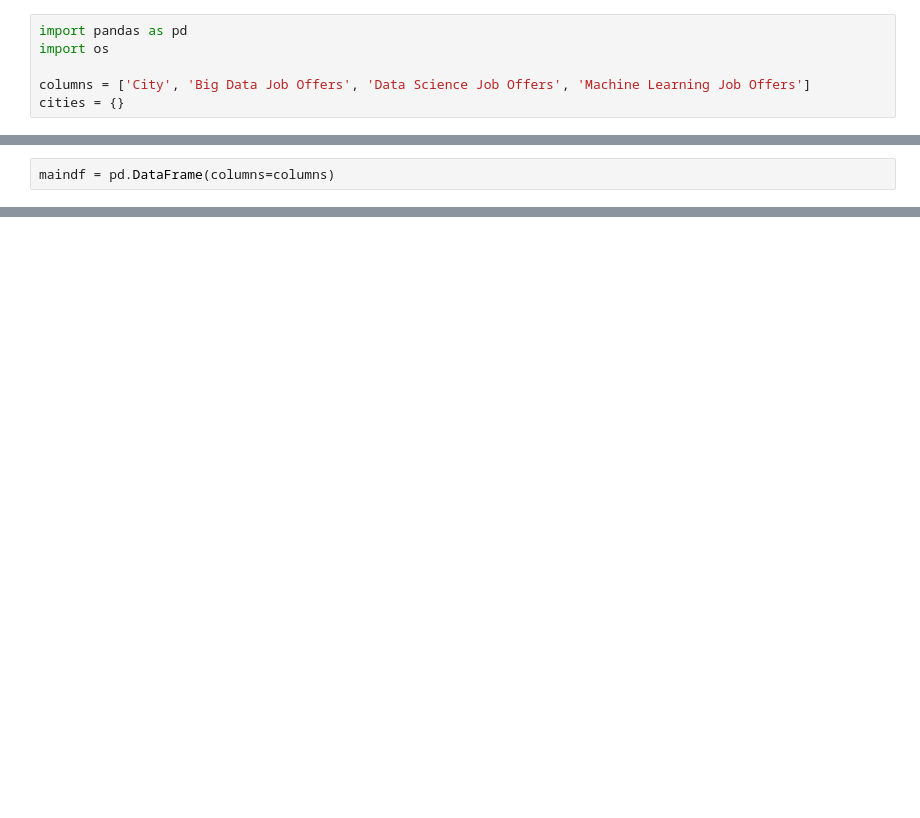
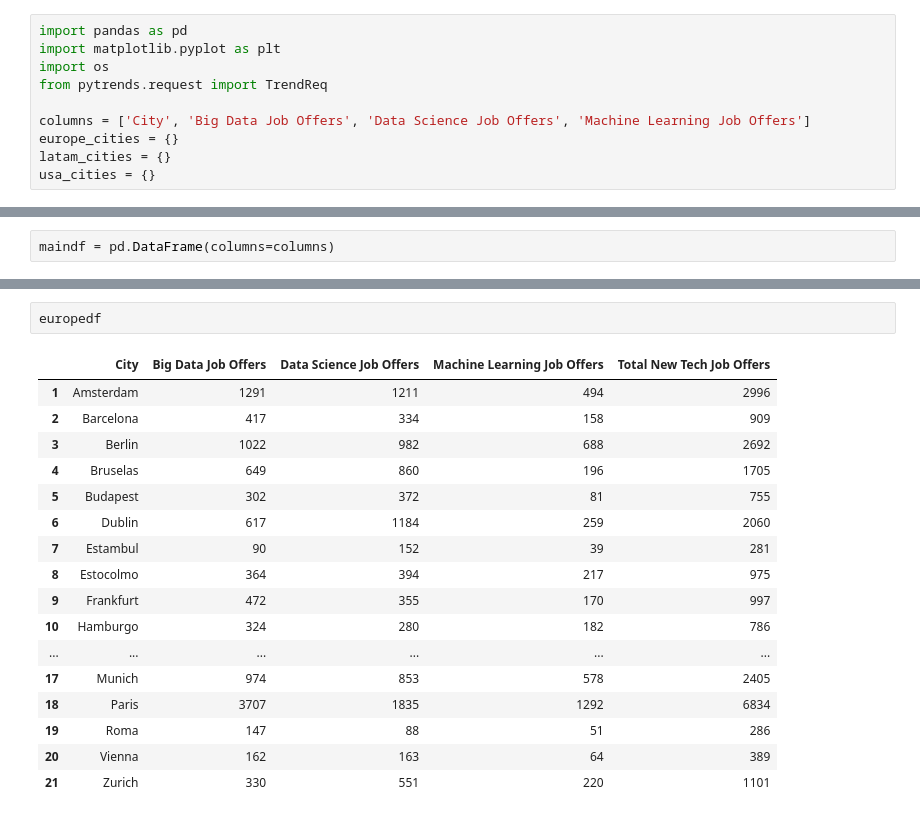
Before and after one commit to alexisriva/ProyectoAED, a Jupyter notebook: project.ipynb, the cells around one changed output, grey strips where cells are left out. Drawn from its saved outputs; the diff is of its cells as text; blank space fills up the shorter version.

```diff
--- a/project.ipynb
+++ b/project.ipynb
@@ -1,6 +1,10 @@
 # %%
 import pandas as pd
+import matplotlib.pyplot as plt
 import os
+from pytrends.request import TrendReq
 
 columns = ['City', 'Big Data Job Offers', 'Data Science Job Offers', 'Machine Learning Job Offers']
-cities = {}
+europe_cities = {}
+latam_cities = {}
+usa_cities = {}
@@ -72,0 +123,20 @@ maindf['Total New Tech Job Offers'] = maindf.apply(lambda x: x[columns[1]] + x[c
+# %%
+europedf
+# %% [output]
+|  | City | Big Data Job Offers | Data Science Job Offers | Machine Learning Job Offers | Total New Tech Job Offers |
+| 1 | Amsterdam | 1291 | 1211 | 494 | 2996 |
+| 2 | Barcelona | 417 | 334 | 158 | 909 |
+| 3 | Berlin | 1022 | 982 | 688 | 2692 |
+| 4 | Bruselas | 649 | 860 | 196 | 1705 |
+| 5 | Budapest | 302 | 372 | 81 | 755 |
+| 6 | Dublin | 617 | 1184 | 259 | 2060 |
+| 7 | Estambul | 90 | 152 | 39 | 281 |
+| 8 | Estocolmo | 364 | 394 | 217 | 975 |
+| 9 | Frankfurt | 472 | 355 | 170 | 997 |
+| 10 | Hamburgo | 324 | 280 | 182 | 786 |
+| ... | ... | ... | ... | ... | ... |
+| 17 | Munich | 974 | 853 | 578 | 2405 |
+| 18 | Paris | 3707 | 1835 | 1292 | 6834 |
+| 19 | Roma | 147 | 88 | 51 | 286 |
+| 20 | Vienna | 162 | 163 | 64 | 389 |
+| 21 | Zurich | 330 | 551 | 220 | 1101 |
```
Also changed, not shown: parts of 19 cells of this notebook, 5 other files.
